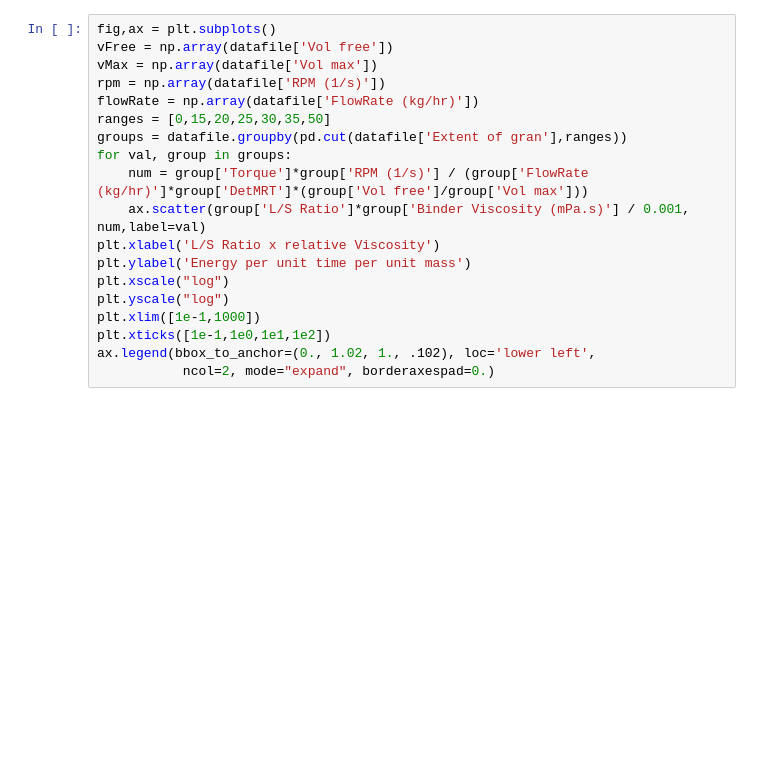
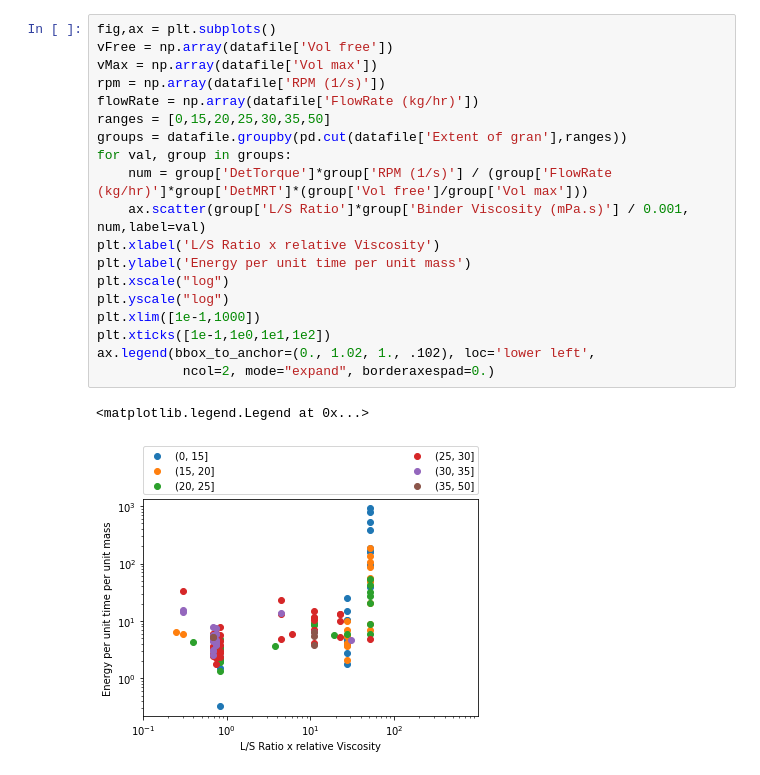
Before and after one commit to csampat/Physics-Constrained-Supervised-Autoencoders-, a Jupyter notebook: src/3dplot_fill.ipynb, the cells around one changed output. Cells and saved outputs as stored; diff of their text form; blank space fills up the shorter version.

Commit message:
added regime plot energy v/s ls*vis

```diff
--- a/src/3dplot_fill.ipynb
+++ b/src/3dplot_fill.ipynb
@@ -258,19 +319,22 @@ ax.legend(bbox_to_anchor=(0., 1.02, 1., .102), loc='lower left',
 # %%
 fig,ax = plt.subplots()
 vFree = np.array(datafile['Vol free'])
 vMax = np.array(datafile['Vol max'])
 rpm = np.array(datafile['RPM (1/s)'])
 flowRate = np.array(datafile['FlowRate (kg/hr)'])
 ranges = [0,15,20,25,30,35,50]
 groups = datafile.groupby(pd.cut(datafile['Extent of gran'],ranges))
 for val, group in groups:
-    num = group['Torque']*group['RPM (1/s)'] / (group['FlowRate (kg/hr)']*group['DetMRT']*(group['Vol free']/group['Vol max']))
+    num = group['DetTorque']*group['RPM (1/s)'] / (group['FlowRate (kg/hr)']*group['DetMRT']*(group['Vol free']/group['Vol max']))
     ax.scatter(group['L/S Ratio']*group['Binder Viscosity (mPa.s)'] / 0.001, num,label=val)
 plt.xlabel('L/S Ratio x relative Viscosity')
 plt.ylabel('Energy per unit time per unit mass')
 plt.xscale("log")
 plt.yscale("log")
 plt.xlim([1e-1,1000])
 plt.xticks([1e-1,1e0,1e1,1e2])
 ax.legend(bbox_to_anchor=(0., 1.02, 1., .102), loc='lower left',
            ncol=2, mode="expand", borderaxespad=0.)
+# %% [output]
+<matplotlib.legend.Legend at 0x...>
+[figure, added]
```
Also changed, not shown: parts of 17 cells of this notebook.
